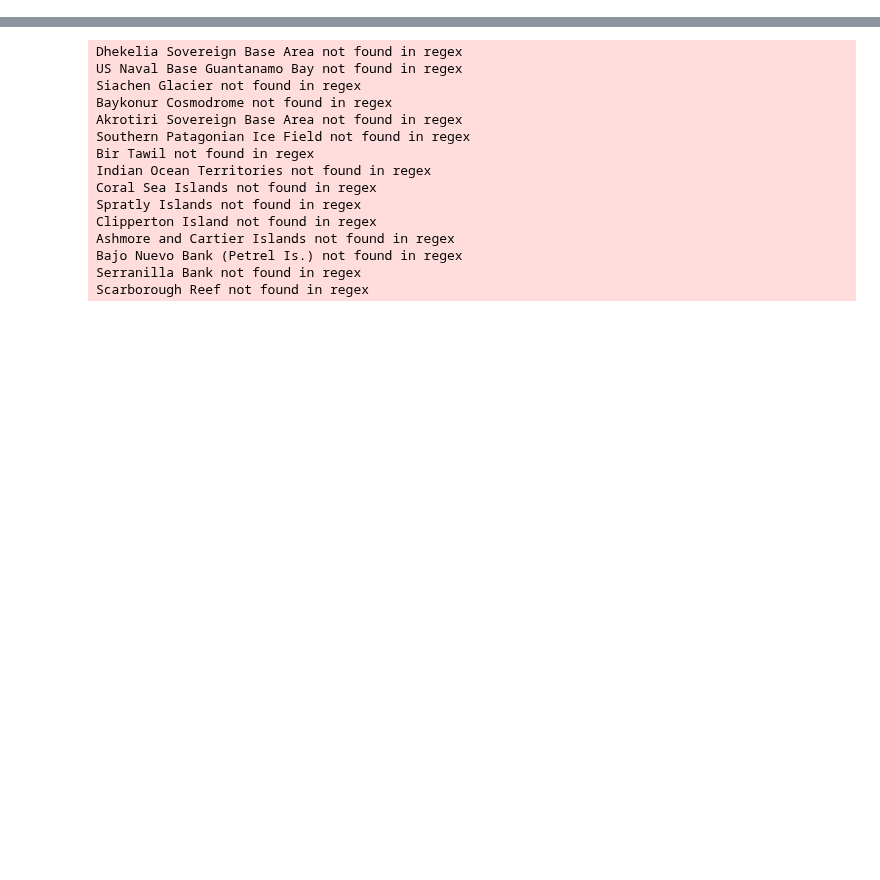
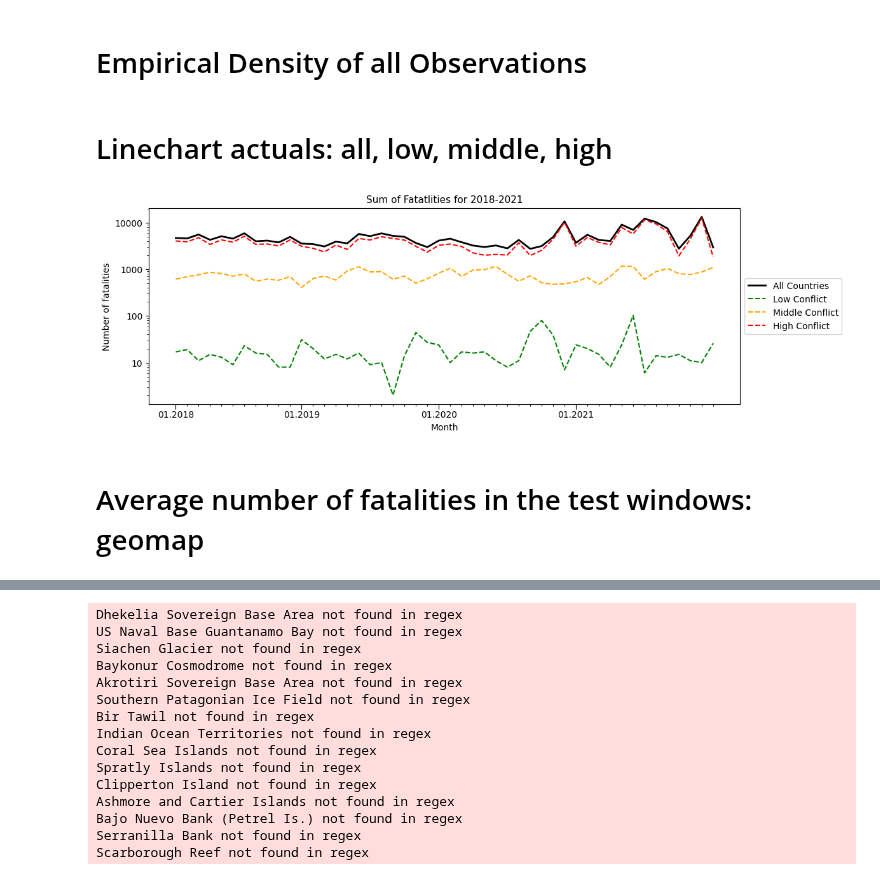
Before and after one commit to toboden/ConflictPredProbabilistic, a Jupyter notebook: plots_model_comp/dataset_description.ipynb, the cells around one changed output, grey strips where cells are left out. Drawn from its saved outputs; the diff is of its cells as text; code cells hidden in the pictures; blank space fills up the shorter version.

```diff
--- a/plots_model_comp/dataset_description.ipynb
+++ b/plots_model_comp/dataset_description.ipynb
@@ -8,6 +8,13 @@ from joblib import dump, load
 from time import sleep
 from tqdm import tqdm
 import warnings
+import geopandas as gpd
+import pandas as pd
+import math
+import numpy as np
+import matplotlib.pyplot as plt
+import os
+import country_converter as coco
 
 
 def check_Actuals(country_id, dataindex):
@@ -126,3 +133,14 @@ for country_id in country_list:
 
 country_list = list(set(country_list) - set(countries_to_remove))
 month_list.sort()
+
+# concat all actual month ged_sb for each country
+actuals_df_concat = pd.DataFrame()
+
+for i in range(1,len(actuals_df_list)):
+    if i == 1:
+        actuals_df_concat = pd.concat([actuals_df_list[i-1]['data'], actuals_df_list[i]['data']])
+    else:
+        actuals_df_concat = pd.concat([actuals_df_concat, actuals_df_list[i]['data']])
+
+actuals_df_concat_group = actuals_df_concat.groupby('country_id')
@@ -176,0 +190,4 @@ dataset_to_oct17 = features_df_list
+# %% [markdown]
+# Empirical Density of all Observations
+# %% [markdown]
+# Linechart actuals: all, low, middle, high
@@ -177 +221,54 @@ dataset_to_oct17 = features_df_list
+# %%
+plt.figure(figsize=(12, 4))
+
+# Erzeuge das Liniendiagramm
+plt.plot(testwindow_months, all_actuals_list, color='black', linewidth=2, label='All Countries')
+plt.plot(testwindow_months, low_actuals_list, color='green',linewidth=1.5, linestyle='--', label='Low Conflict')
+plt.plot(testwindow_months, middle_actuals_list, color='orange',linewidth=1.5, linestyle='--', label='Middle Conflict')
+plt.plot(testwindow_months, high_actuals_list, color='red',linewidth=1.5, linestyle='--', label='High Conflict')
+
+plt.yscale('log')
+
+no_label_string = ['']*11
+
+custom_ticks = testwindow_months
+custom_labels = []
+january = ['01.2018','01.2019','01.2020','01.2021']
+january_list = [0,11,23,35]
+j = 0
+for i in range(len(testwindow_months)):
+    if i in january_list:
+        custom_labels.append(january[j])
+        j += 1
+    else:
+        custom_labels.append('')
+
+plt.xticks(custom_ticks, custom_labels)
+
+# Mache bestimmte Ticks dicker
+for i, tick in enumerate(plt.gca().xaxis.get_major_ticks()):
+    if i in january_list:
+        #tick.label1.set_fontsize(14)  # Setze die Dicke der gewünschten Ticks
+        tick.tick1line.set_markersize(6)  # Ändert die Länge der Ticks
+        tick.label1.set_verticalalignment('top')
+    else:
+        tick.tick1line.set_markersize(2)
+
+custom_y_ticks = [10,100,1000,10000]
+custom_y_labels = ['10', '100', '1000', '10000']
+plt.yticks(custom_y_ticks,custom_y_labels)
+
+plt.xlabel('Month')
+plt.ylabel('Number of fatalities')
+
+plt.title('Sum of Fatatlities for 2018-2021', fontsize=11, y=1) # Benchmark  NB   Hurdle   Neural Net
+# Fasse die Quantile zu einem Eintrag in der Legende zusammen und platziere sie rechts
+plt.legend(loc='center left', bbox_to_anchor=(1, 0.5))
+
+# Zeige das Diagramm
+plt.show()
+# %% [output]
+[figure, added]
+# %% [markdown]
+# Average number of fatalities in the test windows: geomap
 # %%
```
Also changed, not shown: parts of 11 cells of this notebook, 2 other files.
